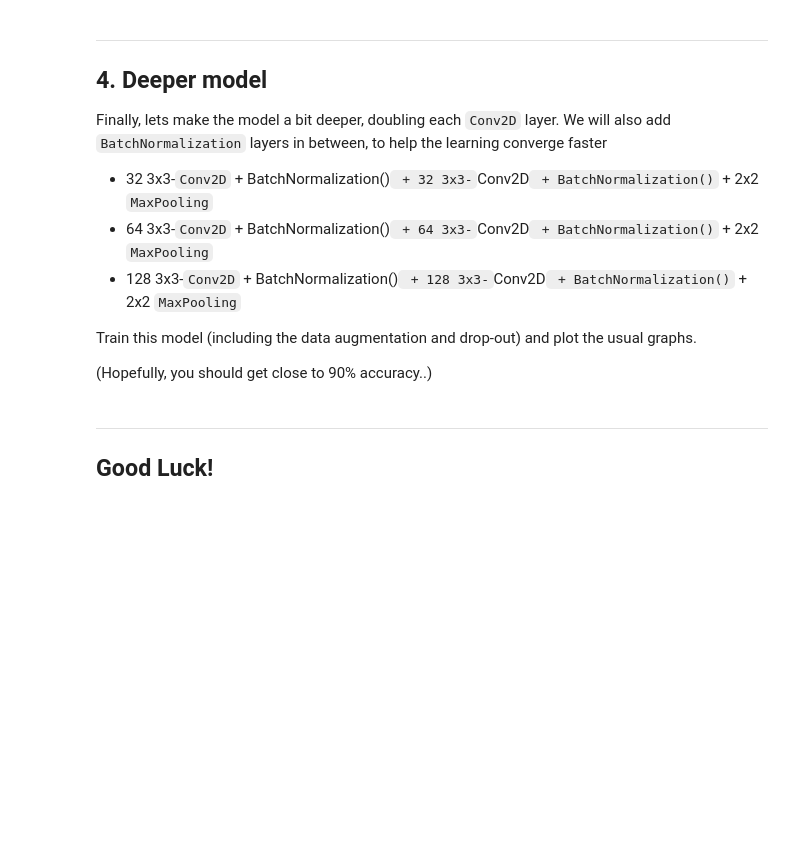
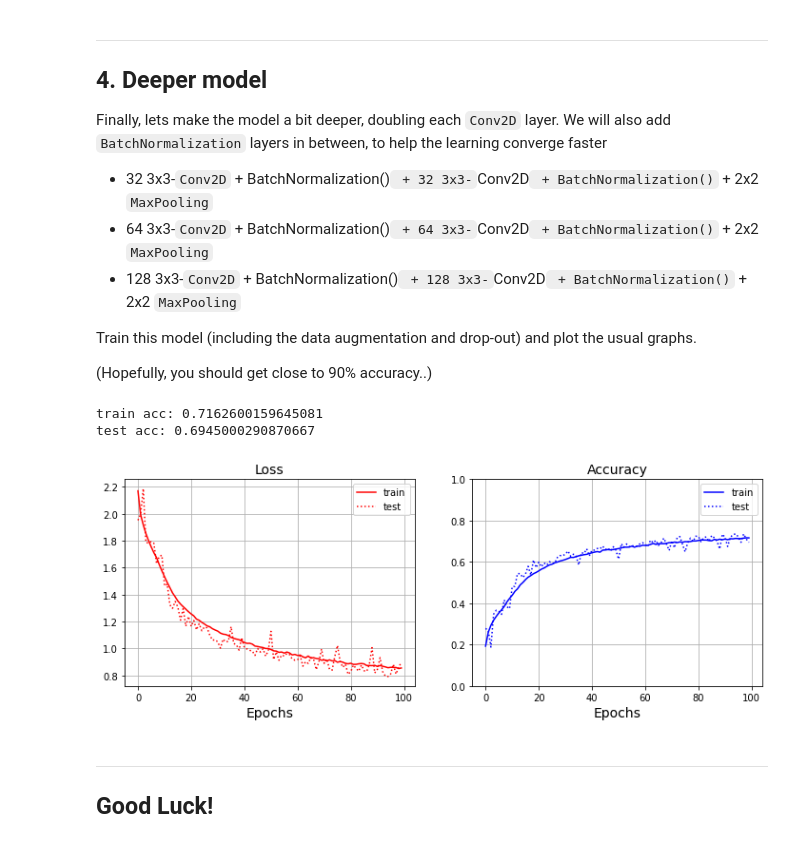
Before and after one commit to JustAlex5/deep_learning, a Jupyter notebook: ex4.ipynb, the cells around one changed output. Drawn from its saved outputs; the diff is of its cells as text; code cells hidden in the pictures; blank space fills up the shorter version.

```diff
--- a/ex4.ipynb
+++ b/ex4.ipynb
@@ -469,3 +502,27 @@ Train this model (including the data augmentation and drop-out) and plot the usu
+# %%
+plt.figure(figsize=(12,4))
+plt.subplot(1,2,1)
+plt.plot(history.history['loss'],'r', label='train')
+plt.plot(history.history['val_loss'],':r', label='test')
+plt.title('Loss',fontsize=14)
+plt.xlabel('Epochs',fontsize=14)
+plt.legend()
+plt.grid()
+
+plt.subplot(1,2,2)
+plt.plot(history.history['accuracy'],'b', label='train')
+plt.plot(history.history['val_accuracy'],':b', label='test')
+plt.ylim([0, 1])
+plt.title('Accuracy',fontsize=14)
+plt.xlabel('Epochs',fontsize=14)
+plt.legend()
+plt.grid()
+print( "train acc:", history.history['accuracy'][-1])
+print( "test acc:", history.history['val_accuracy'][-1])
+# %% [output]
+train acc: 0.7162600159645081
+test acc: 0.6945000290870667
+[figure, added]
 # %% [markdown]
 ***
 ## Good Luck!
```
Also changed, not shown: parts of 3 cells of this notebook.
